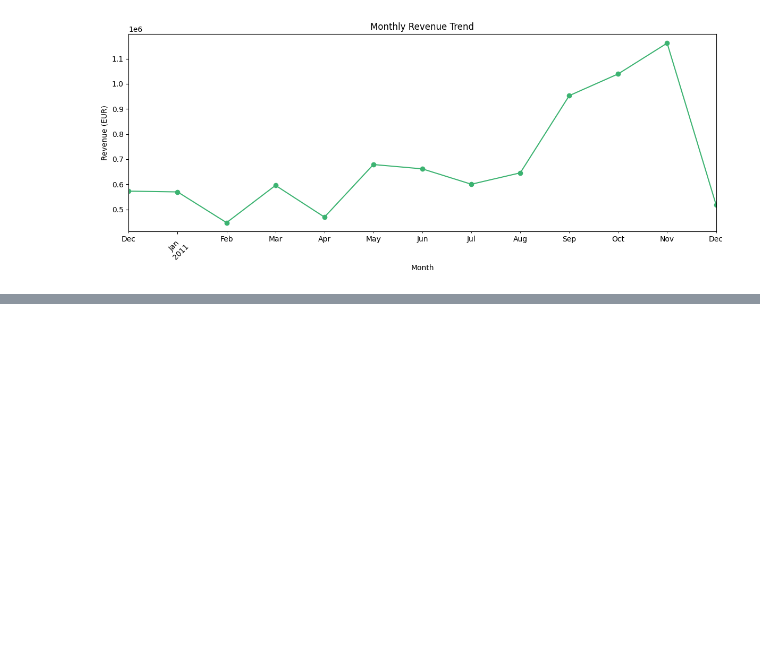
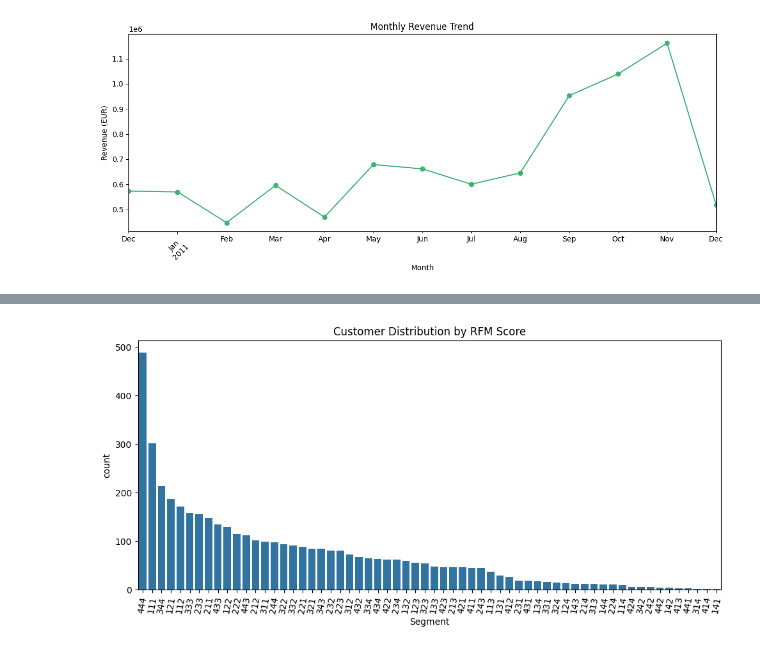
Before and after one commit to harshini-engg/ecommerce-sales-analysis, a Jupyter notebook: Ecommerce_Sales_Analysis.ipynb, the cells around one changed output, grey strips where cells are left out. Cells and saved outputs as stored; diff of their text form; code cells hidden in the pictures; blank space fills up the shorter version.

```diff
--- a/Ecommerce_Sales_Analysis.ipynb
+++ b/Ecommerce_Sales_Analysis.ipynb
@@ -150,0 +158,9 @@ plt.show()
+# %%
+rfm=df.groupby('CustomerID').agg({
+    'InvoiceDate': lambda x:(latest_date-x.max()).days,
+    'InvoiceNo'  : 'nunique' ,
+    'TotalPrice' : 'sum'
+
+})
+
+rfm
@@ -150,0 +182,4 @@ plt.show()
+# %%
+rfm.columns=['Recency', 'Frequency', 'Monetary']
+rfm.reset_index()
+rfm.head()
@@ -150,0 +194,18 @@ plt.show()
+# %%
+rfm['R_Score'] = pd.qcut(rfm['Recency'], q=4, labels=[4, 3, 2, 1]).astype(int)
+
+# 2. Frequency Score: higher is better (use rank to break ties)
+rfm['F_Score'] = pd.qcut(rfm['Frequency'].rank(method='first'), q=4, labels=[1, 2, 3, 4]).astype(int)
+
+# 3. Monetary Score: higher is better
+rfm['M_Score'] = pd.qcut(rfm['Monetary'], q=4, labels=[1, 2, 3, 4]).astype(int)
+
+# 4. Combine scores into RFM_Score string
+rfm['RFM_Score'] = (
+    rfm['R_Score'].astype(str) +
+    rfm['F_Score'].astype(str) +
+    rfm['M_Score'].astype(str)
+)
+
+# 5. Preview the results
+rfm.head()
@@ -150,0 +220,15 @@ plt.show()
+# %%
+import seaborn as sns
+import matplotlib.pyplot as plt
+
+rfm['Segment'] = rfm['RFM_Score']
+
+# Plot
+plt.figure(figsize=(10, 5))
+sns.countplot(data=rfm, x='Segment', order=rfm['Segment'].value_counts().index)
+plt.title('Customer Distribution by RFM Score')
+plt.xticks(rotation=80)
+plt.tight_layout()
+plt.show()
+# %% [output]
+[figure, added]
```
Also changed, not shown: parts of 6 cells of this notebook.
